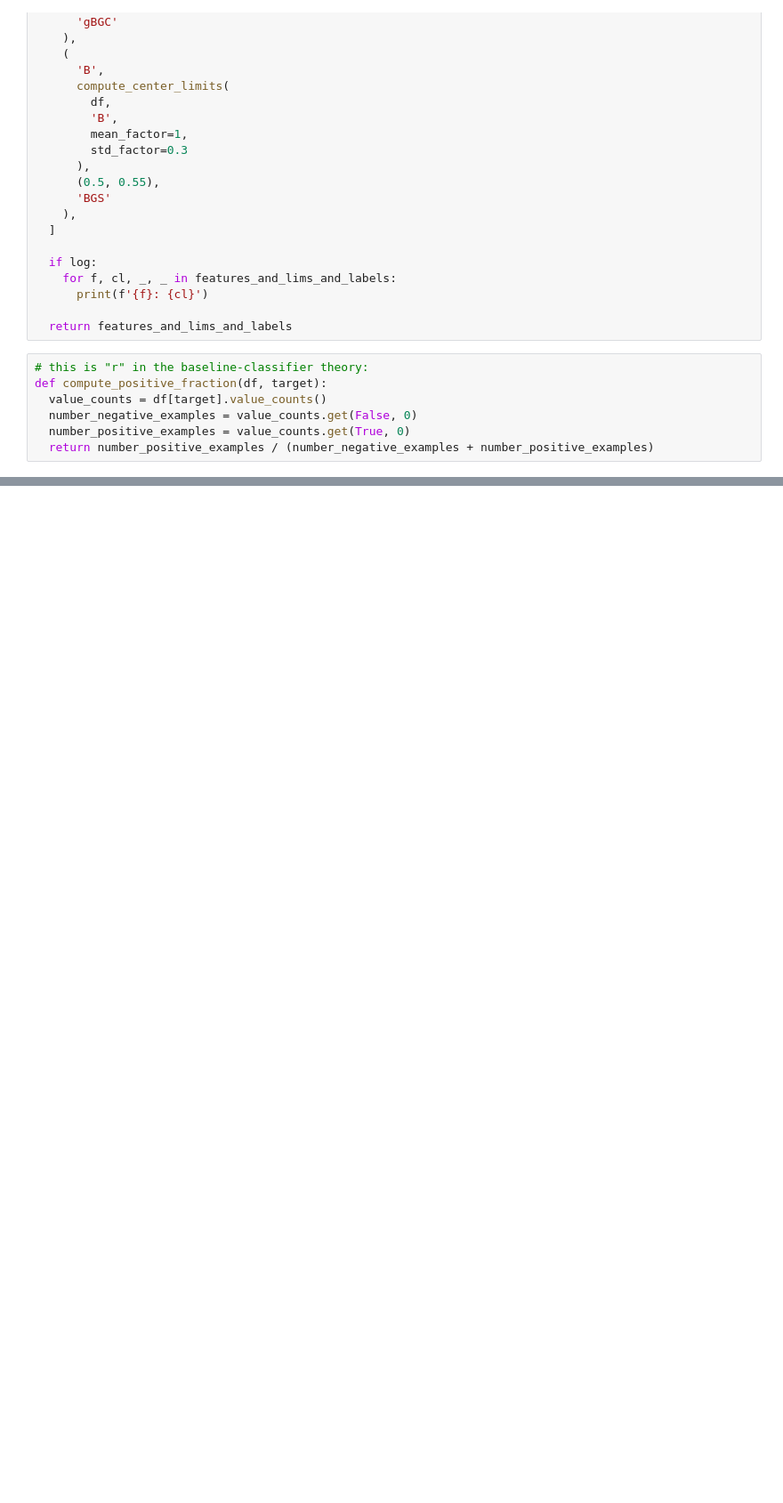
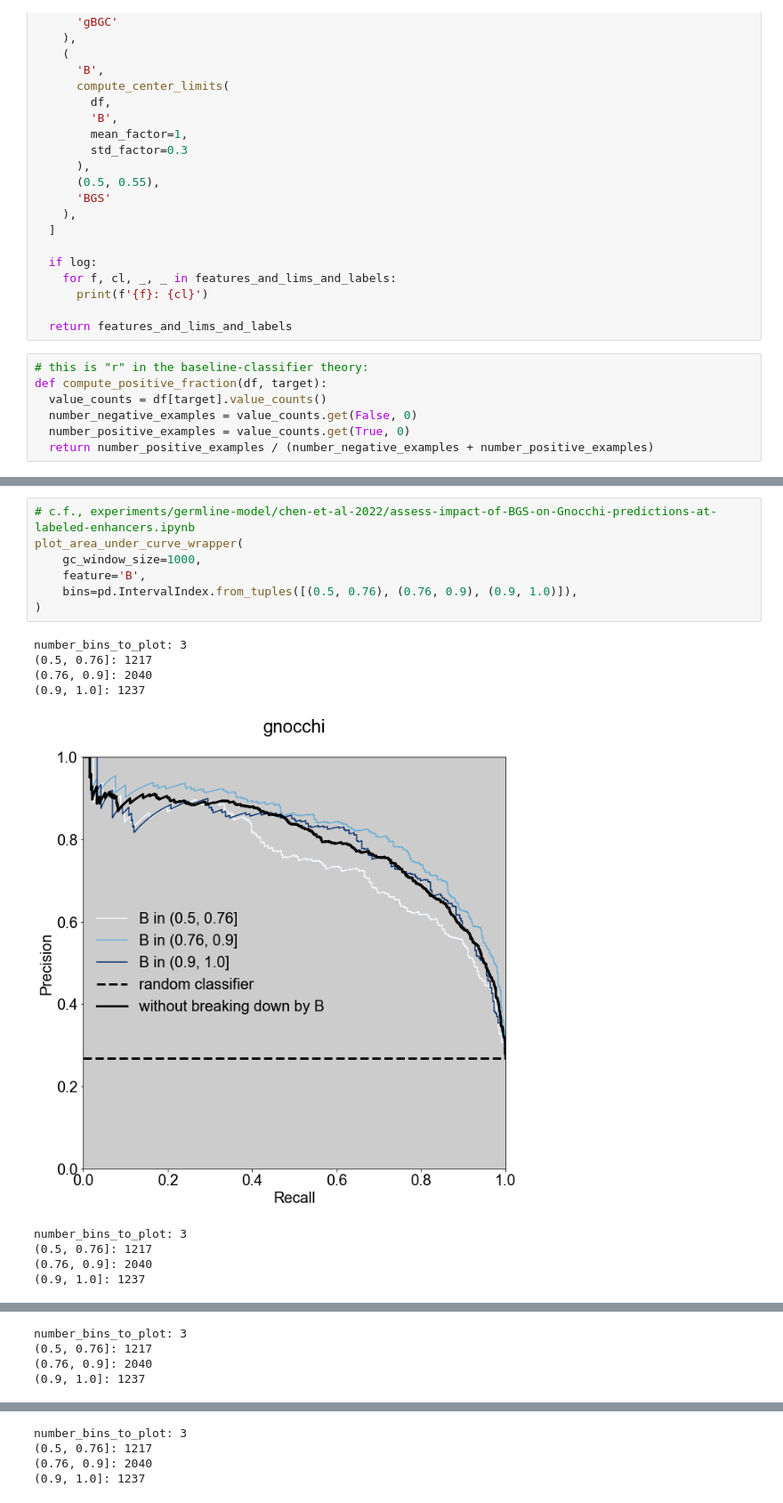
Before and after one commit to quinlan-lab/constraint-tools, a Jupyter notebook: papers/neutral_models_are_biased/8.labeled-enhancers/main.3.ipynb, the cells around one changed output, grey strips where cells are left out. Shown at 89% size. Saved outputs shown, nothing was run; the diff lists cells and outputs as text; blank space fills up the shorter version.

```diff
--- a/papers/neutral_models_are_biased/8.labeled-enhancers/main.3.ipynb
+++ b/papers/neutral_models_are_biased/8.labeled-enhancers/main.3.ipynb
@@ -630,0 +531,17 @@ plot_area_under_curve_wrapper(
+# %%
+# c.f., experiments/germline-model/chen-et-al-2022/assess-impact-of-BGS-on-Gnocchi-predictions-at-labeled-enhancers.ipynb
+plot_area_under_curve_wrapper(
+    gc_window_size=1000,
+    feature='B',
+    bins=pd.IntervalIndex.from_tuples([(0.5, 0.76), (0.76, 0.9), (0.9, 1.0)]),
+)
+# %% [output]
+number_bins_to_plot: 3
+(0.5, 0.76]: 1217
+(0.76, 0.9]: 2040
+(0.9, 1.0]: 1237
+[figure, added]
+number_bins_to_plot: 3
+(0.5, 0.76]: 1217
+(0.76, 0.9]: 2040
+(0.9, 1.0]: 1237
@@ -630,0 +549,4 @@ plot_area_under_curve_wrapper(
+number_bins_to_plot: 3
+(0.5, 0.76]: 1217
+(0.76, 0.9]: 2040
+(0.9, 1.0]: 1237
@@ -630,0 +554,4 @@ plot_area_under_curve_wrapper(
+number_bins_to_plot: 3
+(0.5, 0.76]: 1217
+(0.76, 0.9]: 2040
+(0.9, 1.0]: 1237
```
Also changed, not shown: parts of 17 cells of this notebook.
